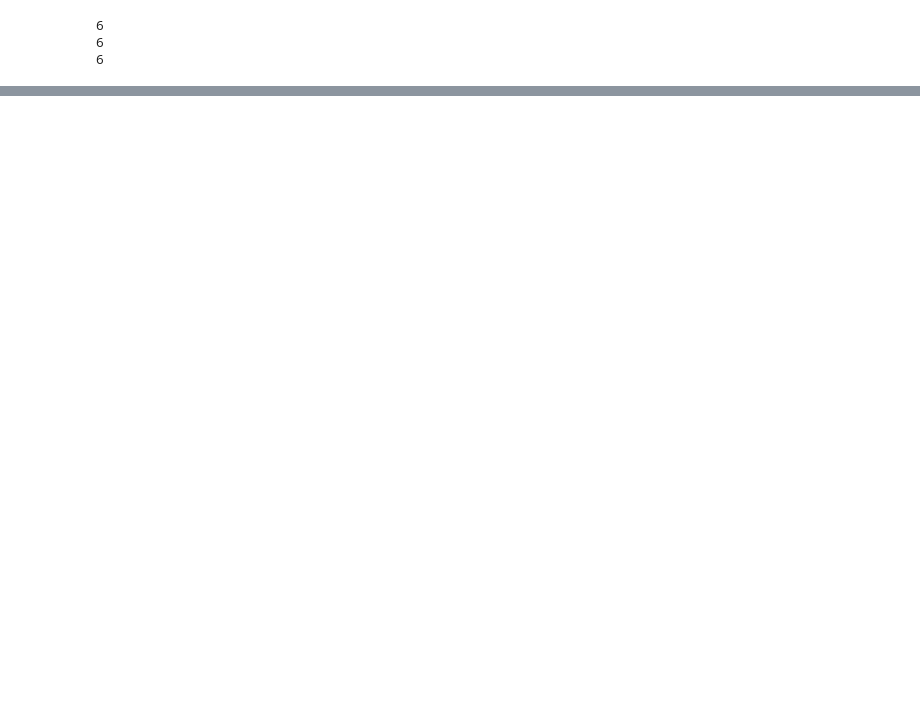
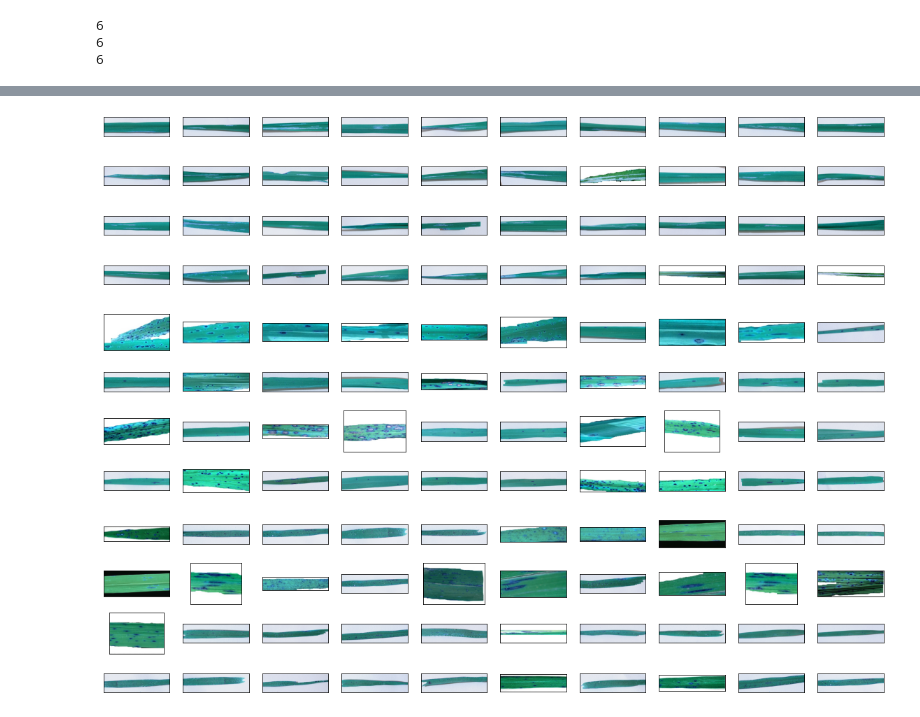
Before and after one commit to Abhi311509/Rice-Leaf-Detection, a Jupyter notebook: CNN.ipynb, the cells around one changed output, grey strips where cells are left out. Drawn from its saved outputs; the diff is of its cells as text; code cells hidden in the pictures; blank space fills up the shorter version.

```diff
--- a/CNN.ipynb
+++ b/CNN.ipynb
@@ -431,0 +500,32 @@ df_val
+# %%
+import cv2
+import os
+
+def load_images_from_folder(folder):
+    images = []
+    for filename in os.listdir(folder):
+        img = cv2.imread(os.path.join(folder,filename))
+        if img is not None:
+            images.append(img)
+    return images
+# %%
+images1=load_images_from_folder("/content/drive/MyDrive/Internships/PRCP-1001-RiceLeaf/Data/Bacterial leaf blight-20200814T055237Z-001/Bacterial leaf blight")
+images2=load_images_from_folder("/content/drive/MyDrive/Internships/PRCP-1001-RiceLeaf/Data/Brown spot-20200814T055208Z-001/Brown spot")
+images3=load_images_from_folder("/content/drive/MyDrive/Internships/PRCP-1001-RiceLeaf/Data/Leaf smut-20200814T055530Z-001/Leaf smut")
+# %%
+a=[images1,images2,images3]
+# %%
+import numpy as np
+import matplotlib.pyplot as plt
+%matplotlib inline
+
+
+for j in a:
+  fig = plt.figure(figsize=(20,5))
+  for i in range(40):
+    ax = fig.add_subplot(4, 10, i + 1, xticks=[], yticks=[])
+    ax.imshow(j[i])
+# %% [output]
+[figure, added]
+[figure, added]
+[figure, added]
```
Also changed, not shown: parts of 19 cells of this notebook.
